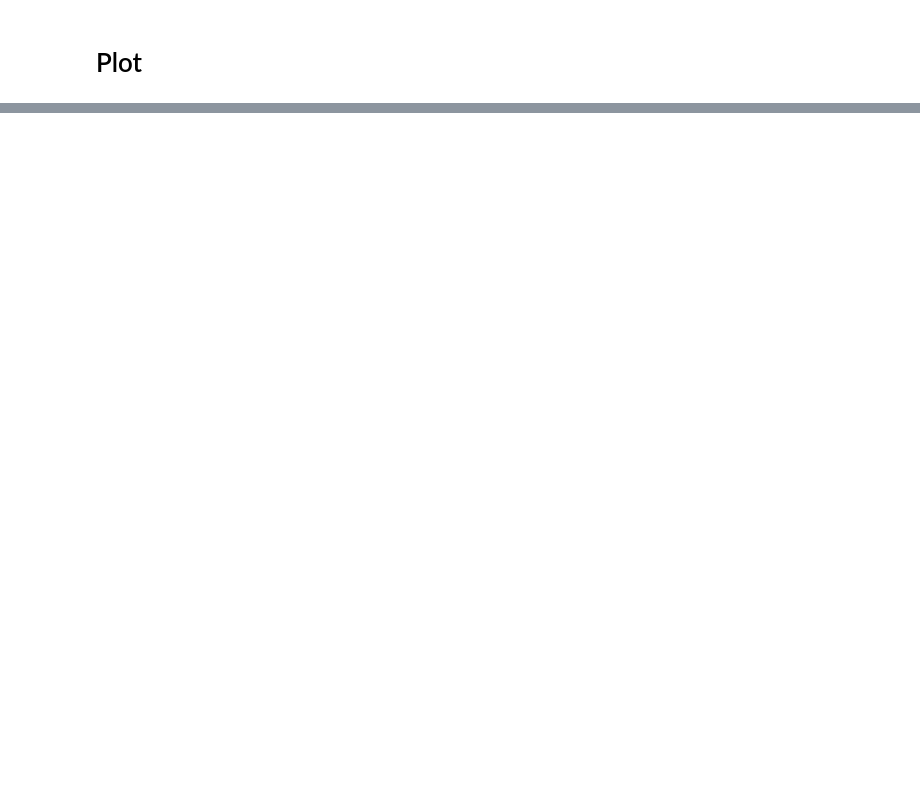
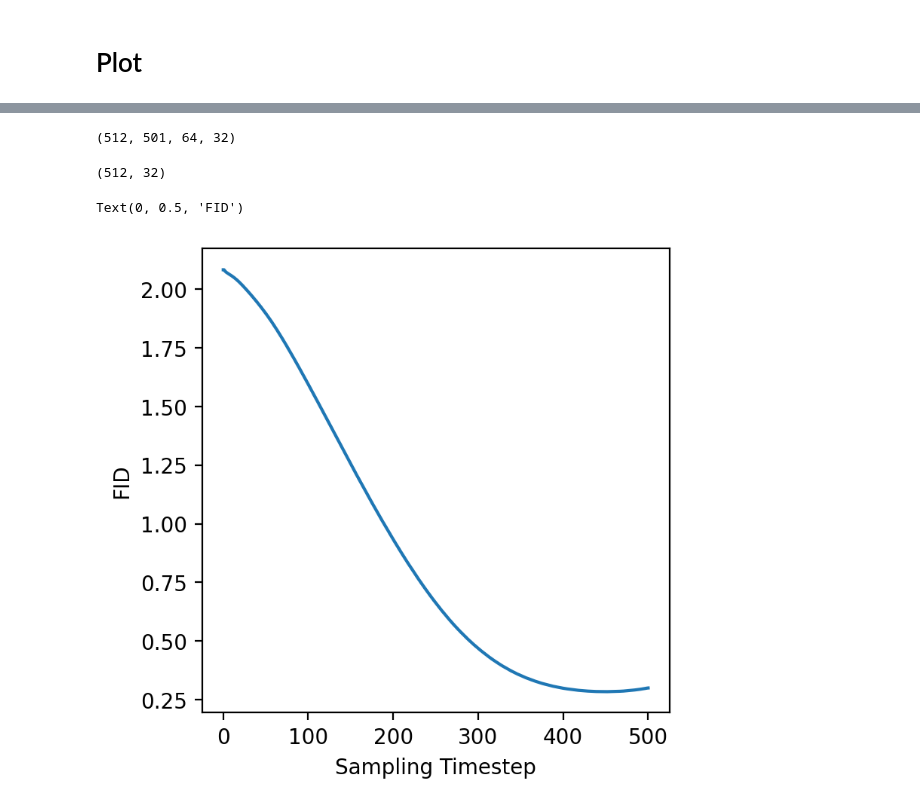
Before and after one commit to amyxlu/plaid-dev-distributed, a Jupyter notebook: notebooks/FIGURE_conditional_FID.ipynb, the cells around one changed output, grey strips where cells are left out. Cells and saved outputs as stored; diff of their text form; code cells hidden in the pictures; blank space fills up the shorter version.

```diff
--- a/notebooks/FIGURE_conditional_FID.ipynb
+++ b/notebooks/FIGURE_conditional_FID.ipynb
@@ -252,0 +277,33 @@ plt.legend()
+# %%
+# oopsies on the path
+
+latent_path = Path("/data/lux70/plaid/artifacts/samples/5j007z42/old/240911_2010/latent.npz")
+cond_code = "f13_o3617"  # cysteine-type endopeptidase inhibitor activity
+
+with np.load(latent_path) as f:
+    x = f['samples']
+# %%
+x.shape
+# %% [output]
+(512, 501, 64, 32)
+# %%
+gt_x1.shape
+# %% [output]
+(512, 32)
+# %%
+from tqdm.notebook import trange
+
+fids = []
+
+for i in trange(x.shape[1]): # across timesteps
+    lat = x[:, i, :, :]
+    fid = parmar_fid(gt_x1, lat.mean(axis=1))
+    fids.append(fid)
+# %%
+fig,ax = plt.subplots(1,1,dpi=200, figsize=(4,4))
+ax.plot(fids)
+ax.set_xlabel("Sampling Timestep")
+ax.set_ylabel("FID")
+# %% [output]
+Text(0, 0.5, 'FID')
+[figure, added]
```
Also changed, not shown: parts of 19 cells of this notebook, 4 other files.
